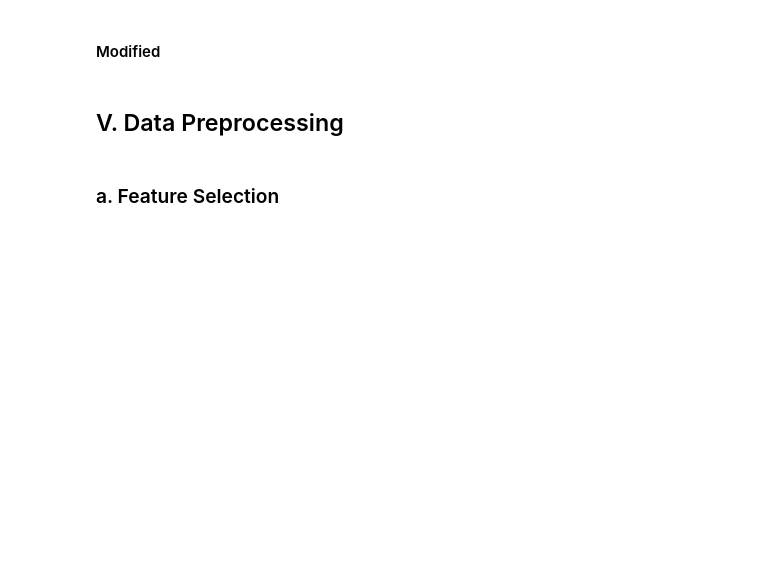
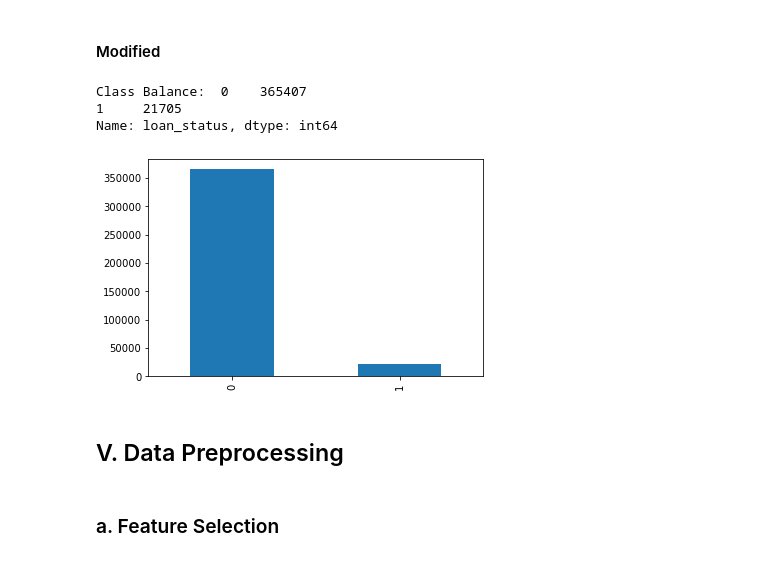
Before and after one commit to H8-Assignments-Bay/finpro-ftds-001-hck-ftds-001-hck-group-004, a Jupyter notebook: final_project_radyatra_sidharta.ipynb, the cells around one changed output. Drawn from its saved outputs; the diff is of its cells as text; code cells hidden in the pictures; blank space fills up the shorter version.

```diff
--- a/final_project_radyatra_sidharta.ipynb
+++ b/final_project_radyatra_sidharta.ipynb
@@ -1272,0 +1312,2 @@ Name: out_prncp_inv, Length: 887379, dtype: float64
+# %%
+df1.dropna(axis=0, inplace=True)
@@ -1272,0 +1320,3 @@ Name: out_prncp_inv, Length: 887379, dtype: float64
+# %%
+df2 = df1.copy()
+df2.shape
@@ -1272,0 +1331,14 @@ Name: out_prncp_inv, Length: 887379, dtype: float64
+# %%
+# Category 1 - "Accepted"
+df2.loc[df2['loan_status']== 'Issued', 'loan_status'] = 0
+df2.loc[df2['loan_status']== 'Current', 'loan_status'] = 0
+df2.loc[df2['loan_status']== 'Fully Paid', 'loan_status'] = 0
+df2.loc[df2['loan_status']== 'In Grace Period', 'loan_status'] = 0
+df2.loc[df2['loan_status']== 'Late (16-30 days)', 'loan_status'] = 0
+
+# Category 2 - "Rejected"
+df2.loc[df2['loan_status']== 'Default', 'loan_status'] = 1
+df2.loc[df2['loan_status']== 'Charged Off', 'loan_status'] = 1
+df2.loc[df2['loan_status']== 'Late (31-120 days)', 'loan_status'] = 1
+# %%
+df2['loan_status'] = df2['loan_status'].apply(int)
@@ -1298,5 +1396,13 @@ print("Class Balance: ", df1['loan_status'].value_counts())
 # %% [markdown]
 #### Modified
+# %%
+df2['loan_status'].value_counts().plot(kind='bar')
+print("Class Balance: ", df2['loan_status'].value_counts())
+# %% [output]
+Class Balance:  0    365407
+1     21705
+Name: loan_status, dtype: int64
+[figure, added]
 # %% [markdown]
 ## V. Data Preprocessing
 # %% [markdown]
```
Also changed, not shown: parts of 156 cells of this notebook, 1 other file.
